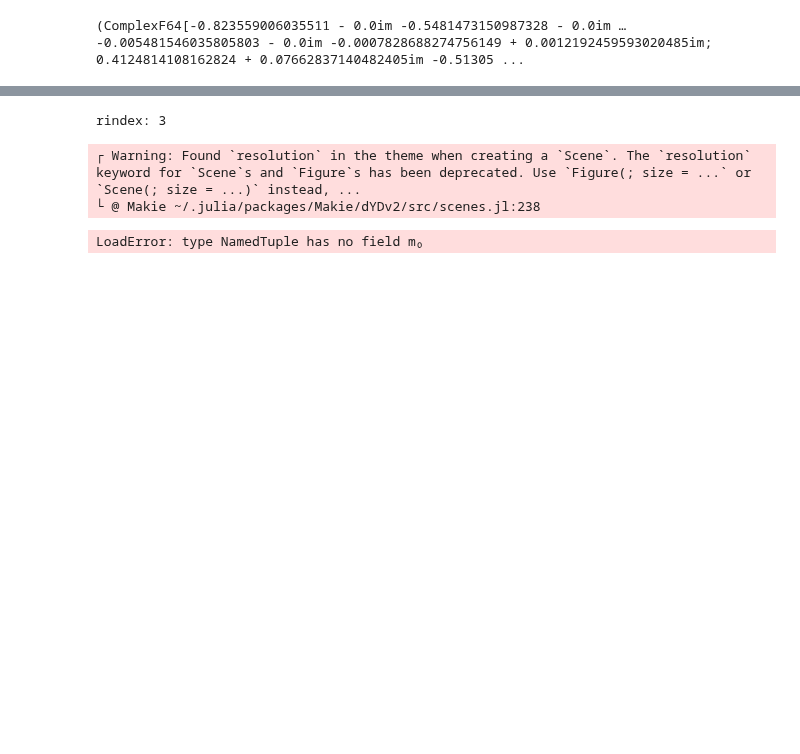
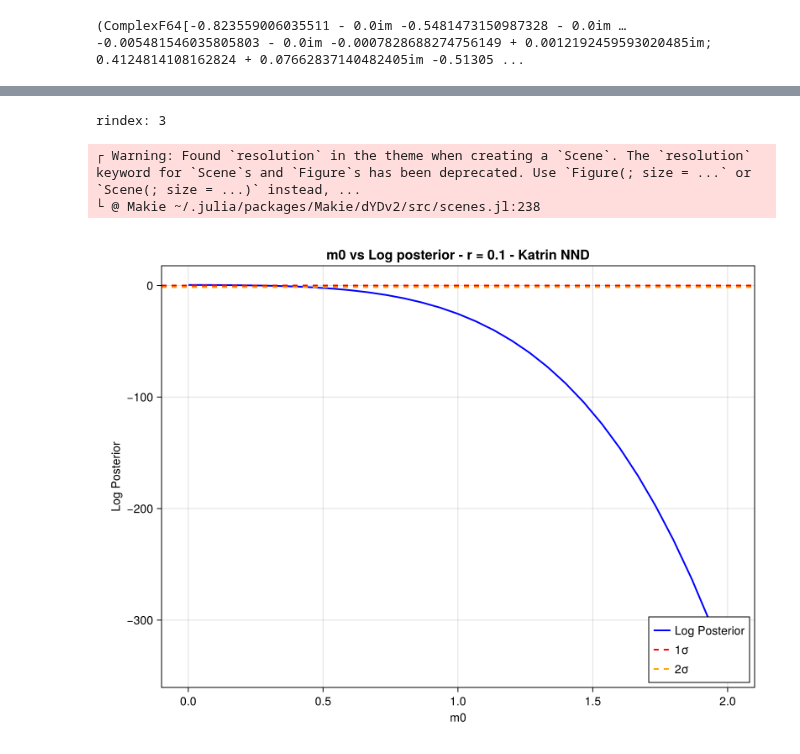
Before and after one commit to philippeller/Newtrinos.jl, a Jupyter notebook: src/experiments/katrin/katrin_final.ipynb, the cells around one changed output, grey strips where cells are left out. Cells and saved outputs as stored; diff of their text form; code cells hidden in the pictures; blank space fills up the shorter version.

```diff
--- a/src/experiments/katrin/katrin_final.ipynb
+++ b/src/experiments/katrin/katrin_final.ipynb
@@ -389,5 +228,6 @@ display("image/png", img)
 # %%
 #plot the logposterior value vs r
+result = result_NN
 
 #value of r fixed
 rfixed = 0.1
@@ -416,35 +256,35 @@ ax = Axis(fig[1, 1],
 # Plot the main curve
 lines!(ax, result.axes.m₀, result.values.log_posterior[rindex , :],
     color = :blue,
     linewidth = 2,
     label = "Log Posterior"
 )
 
 # Add confidence level lines
 hlines!(ax, [sigma_1_threshold],
     color = :red,
     linestyle = :dash,
     linewidth = 2,
     label = "1σ"
 )
 
 hlines!(ax, [sigma_2_threshold],
     color = :orange,
     linestyle = :dash,
     linewidth = 2,
     label = "2σ"
 )
 
 # Add legend
 axislegend(ax, position = :rb)  # right bottom
 
 display("image/png", fig)
-save("/home/sofialon/Newtrinos.jl/profiled plot/katrin/katrin_m0Logpost_NND_N=50_r=$rfixed.png", fig)
+#save("/home/sofialon/Newtrinos.jl/profiled plot/katrin/katrin_m0Logpost_NND_N=50_r=$rfixed.png", fig)
 # %% [output]
 rindex: 3
 ┌ Warning: Found `resolution` in the theme when creating a `Scene`. The `resolution` keyword for `Scene`s and `Figure`s has been deprecated. Use `Figure(; size = ...` or `Scene(; size = ...)` instead, ...
 └ @ Makie ~/.julia/packages/Makie/dYDv2/src/scenes.jl:238
-LoadError: type NamedTuple has no field m₀
+[figure, added]
 # %%
 
 #value of m0 fixed
```
Also changed, not shown: parts of 10 cells of this notebook, 8 other files.
